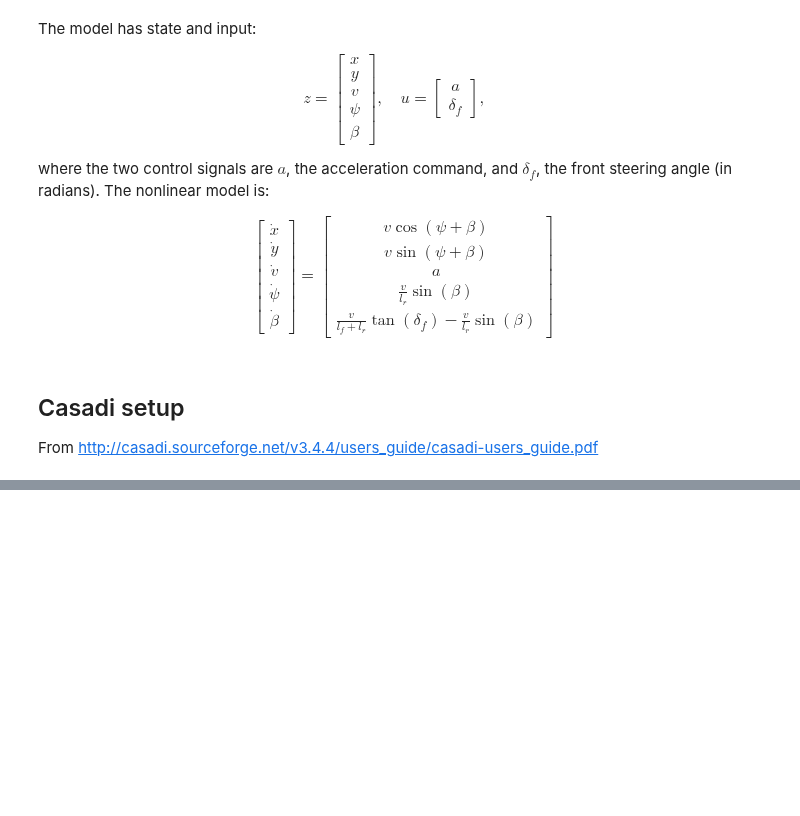
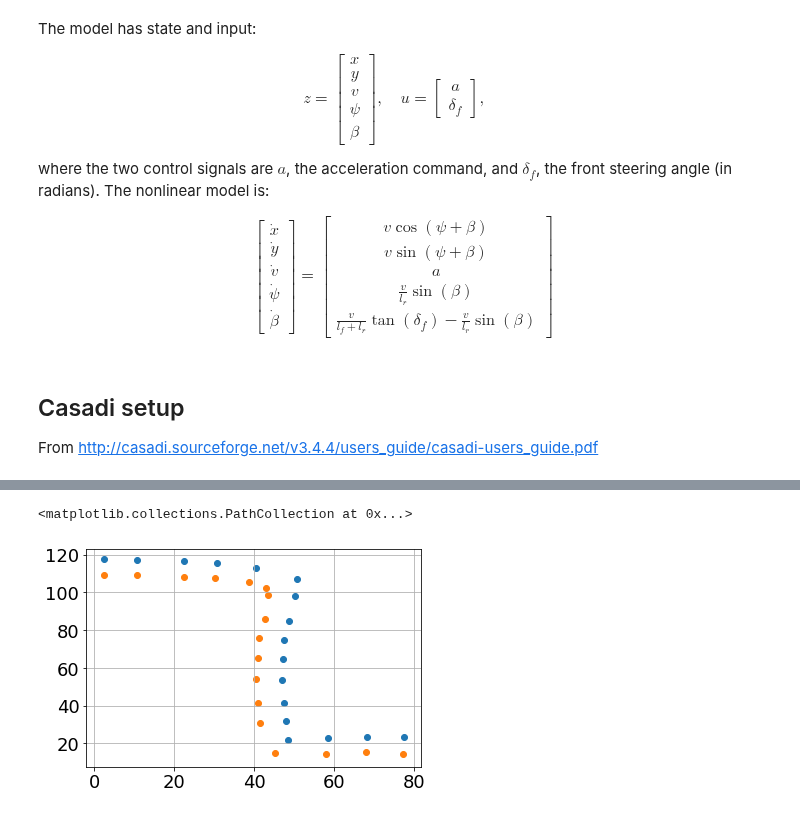
Before and after one commit to elsoroka/AutonomousCarMPC, a Jupyter notebook: nonlinear_mpc_casadi.ipynb, the cells around one changed output, grey strips where cells are left out. Drawn from its saved outputs; the diff is of its cells as text; code cells hidden in the pictures; blank space fills up the shorter version.

```diff
--- a/nonlinear_mpc_casadi.ipynb
+++ b/nonlinear_mpc_casadi.ipynb
@@ -224,0 +184,48 @@ plt.show()
+# %%
+# This is the road to my parents' house, distances in meters.
+
+road_left = np.array([
+[2.519, 117.514],
+[10.68, 117.192],
+[22.303, 116.549],
+[30.712, 115.585],
+[40.357, 112.691],
+[50.744, 107.226],
+[50.249, 98.224],
+[48.765, 84.721],
+[47.529, 74.754],
+[47.158, 64.466],
+[47.034, 53.535],
+[47.529, 41.318],
+[48.024, 31.994],
+[48.518, 22.028],
+[58.41, 22.671],
+[68.303, 23.635],
+[77.453, 23.153],
+])
+
+road_right = np.array([
+[2.519, 109.155],
+[10.68, 109.316],
+[22.427, 108.19],
+[30.094, 107.708],
+[38.626, 105.297],
+[42.83, 102.403],
+[43.325, 98.545],
+[42.583, 86.007],
+[41.222, 75.719],
+[40.852, 65.431],
+[40.357, 53.856],
+[40.852, 41.318],
+[41.346, 30.869],
+[45.179, 14.955],
+[57.916, 14.312],
+[68.056, 15.276],
+[77.206, 14.312],
+])
+
+plt.scatter(road_left[:,0], road_left[:,1])
+plt.scatter(road_right[:,0], road_right[:,1])
+# %% [output]
+<matplotlib.collections.PathCollection at 0x...>
+[figure, added]
```
Also changed, not shown: parts of 14 cells of this notebook, 2 other files.
